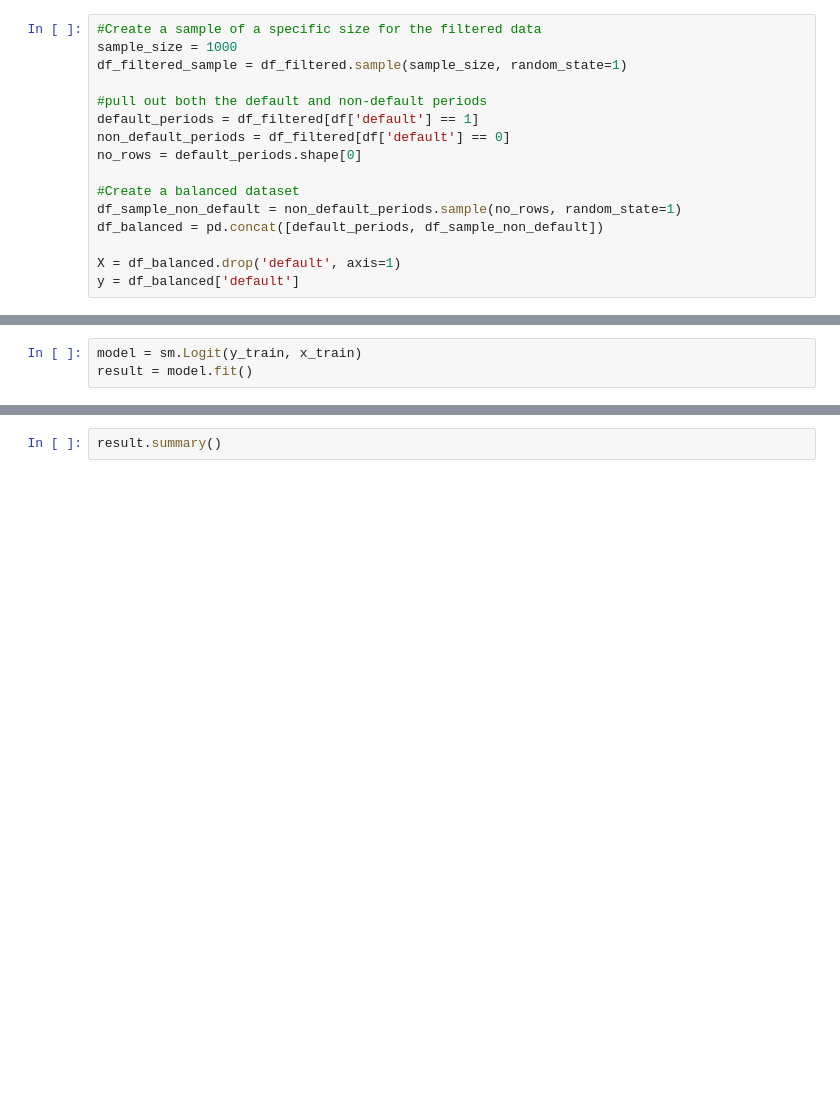
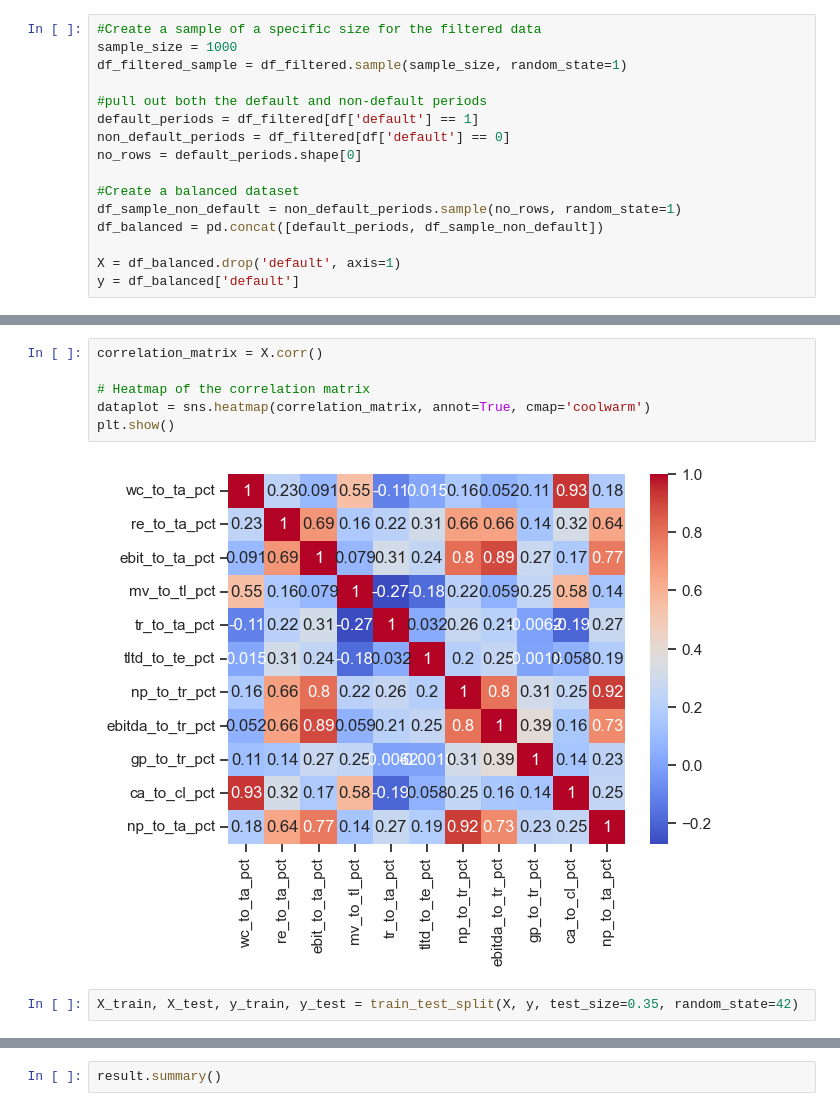
Before and after one commit to adam-datasci/RiskAnalytics, a Jupyter notebook: Bankruptcy Prediction.ipynb, the cells around one changed output, grey strips where cells are left out. Drawn from its saved outputs; the diff is of its cells as text; blank space fills up the shorter version.

```diff
--- a/Bankruptcy Prediction.ipynb
+++ b/Bankruptcy Prediction.ipynb
@@ -61,3 +63,10 @@ plt.show()
-# %%
-model = sm.Logit(y_train, x_train)
-result = model.fit()
+# %%
+correlation_matrix = X.corr()
+
+# Heatmap of the correlation matrix
+dataplot = sns.heatmap(correlation_matrix, annot=True, cmap='coolwarm')
+plt.show()
+# %% [output]
+[figure, added]
+# %%
+X_train, X_test, y_train, y_test = train_test_split(X, y, test_size=0.35, random_state=42)
```
Also changed, not shown: parts of 7 cells of this notebook.
